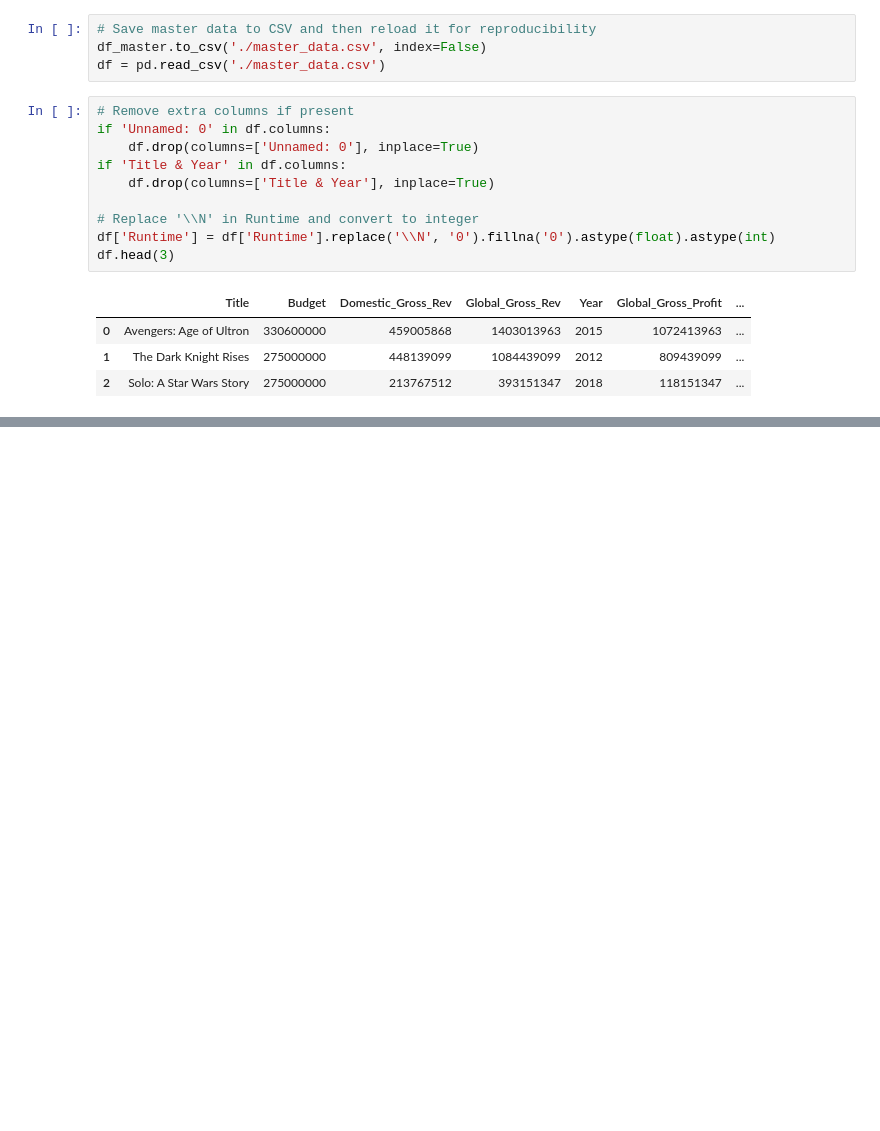
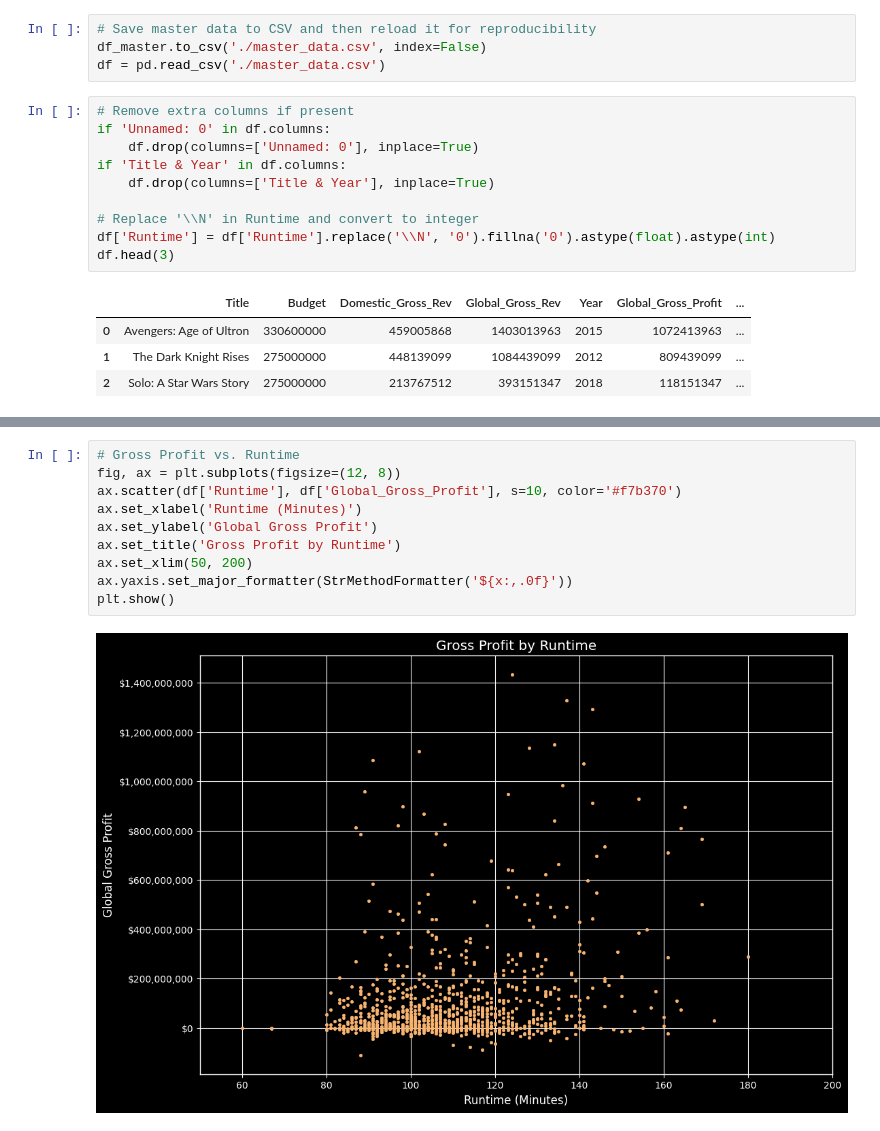
Before and after one commit to Pfuglo1/Movie-Analysis, a Jupyter notebook: Movie Analysis Project.ipynb, the cells around one changed output, grey strips where cells are left out. Drawn from its saved outputs; the diff is of its cells as text; blank space fills up the shorter version.

```diff
--- a/Movie Analysis Project.ipynb
+++ b/Movie Analysis Project.ipynb
@@ -305,0 +397,12 @@ In this section, we extract key findings from our master dataset. We calculate i
+# %%
+# Gross Profit vs. Runtime
+fig, ax = plt.subplots(figsize=(12, 8))
+ax.scatter(df['Runtime'], df['Global_Gross_Profit'], s=10, color='#f7b370')
+ax.set_xlabel('Runtime (Minutes)')
+ax.set_ylabel('Global Gross Profit')
+ax.set_title('Gross Profit by Runtime')
+ax.set_xlim(50, 200)
+ax.yaxis.set_major_formatter(StrMethodFormatter('${x:,.0f}'))
+plt.show()
+# %% [output]
+[figure, added]
```
Also changed, not shown: parts of 7 cells of this notebook, 1 other file.
